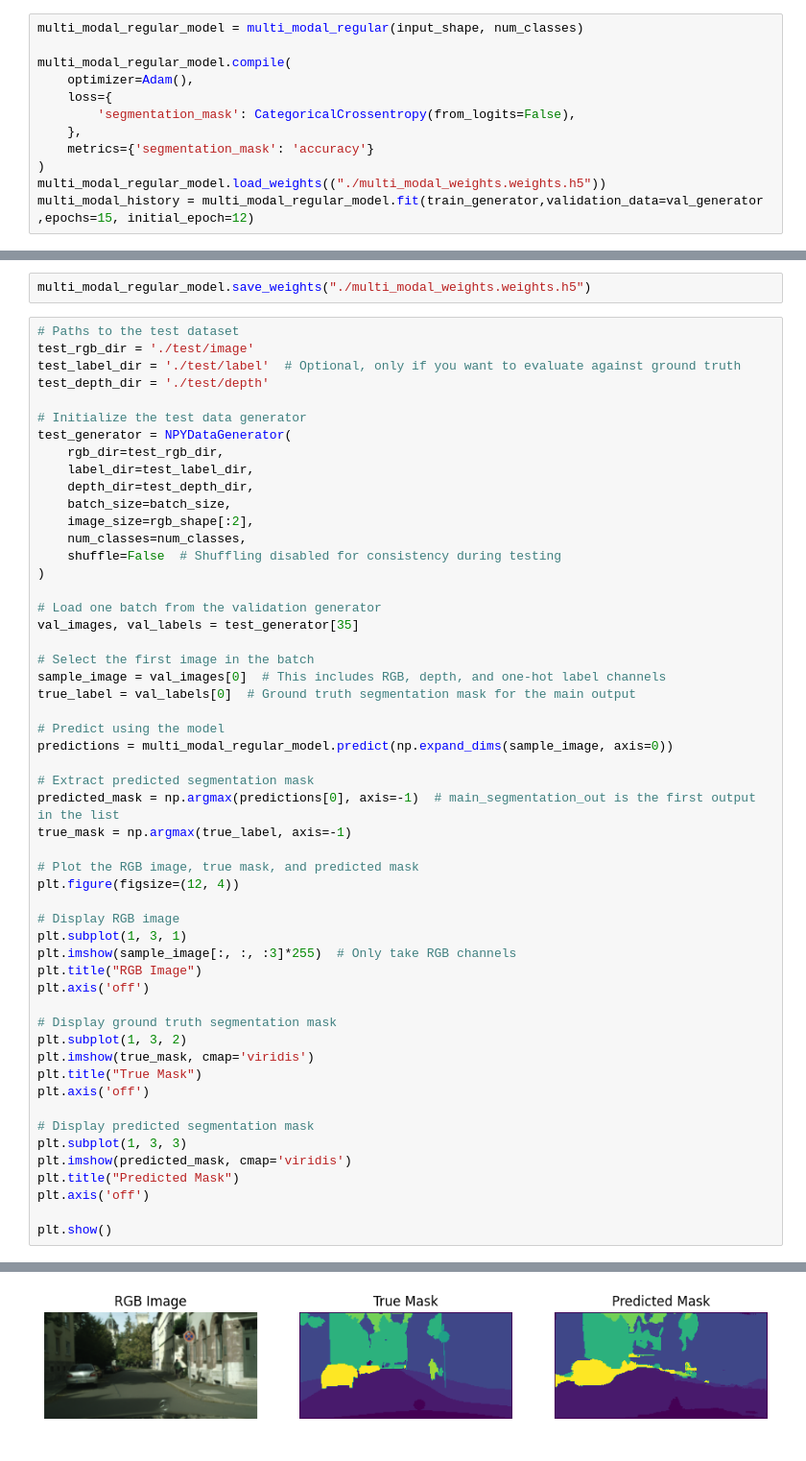
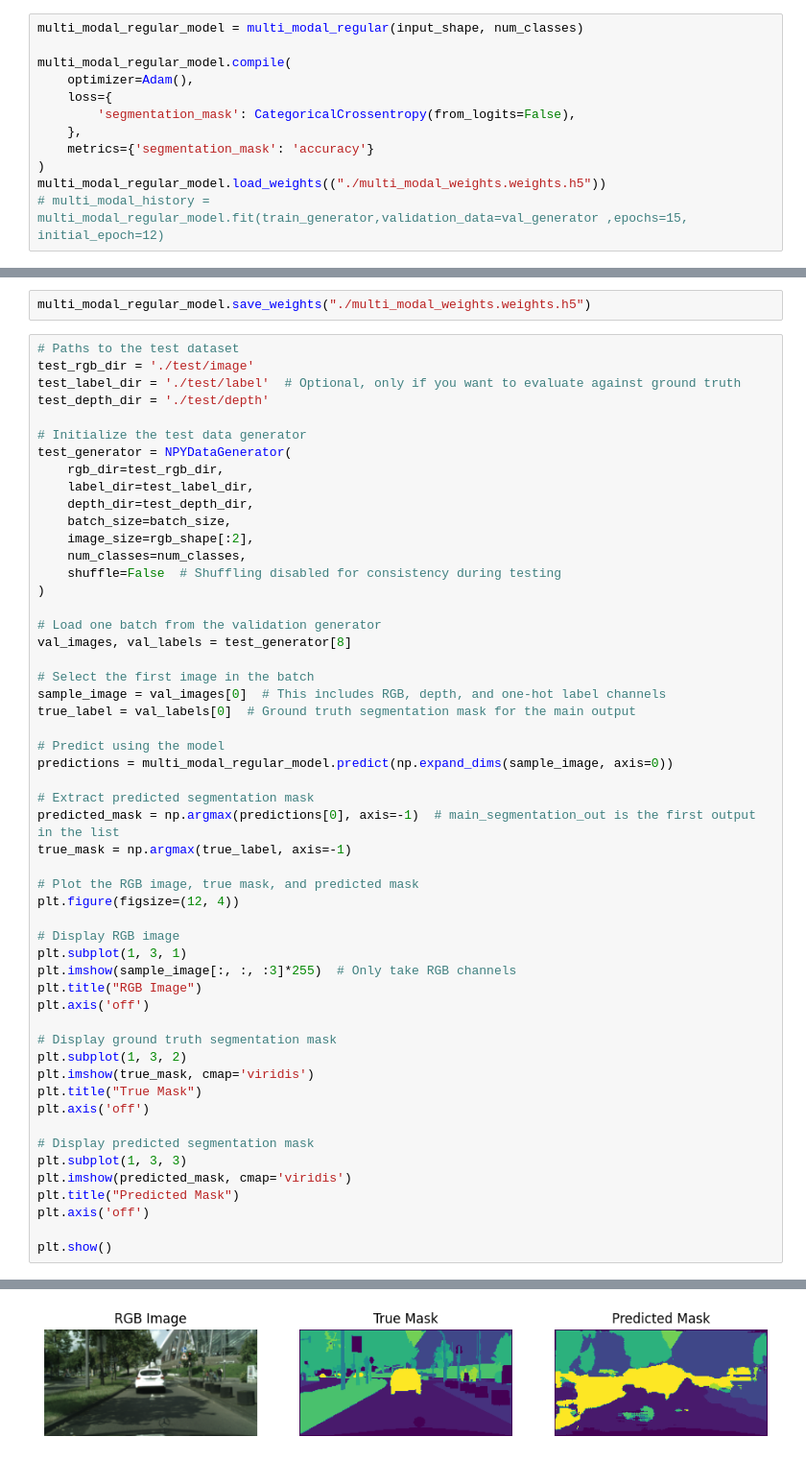
Before and after one commit to parthpatel05/IconSeg-Report, a Jupyter notebook: cityscapes/Regular_Multimodal.ipynb, the cells around one changed output, grey strips where cells are left out. Shown at 96% size. Saved outputs shown, nothing was run; the diff lists cells and outputs as text.

```diff
--- a/cityscapes/Regular_Multimodal.ipynb
+++ b/cityscapes/Regular_Multimodal.ipynb
@@ -153,5 +153,5 @@ multi_modal_regular_model.compile(
     metrics={'segmentation_mask': 'accuracy'}
 )
 multi_modal_regular_model.load_weights(("./multi_modal_weights.weights.h5"))
-multi_modal_history = multi_modal_regular_model.fit(train_generator,validation_data=val_generator ,epochs=15, initial_epoch=12)
+# multi_modal_history = multi_modal_regular_model.fit(train_generator,validation_data=val_generator ,epochs=15, initial_epoch=12)
 # %% [output]
@@ -185,7 +176,7 @@ test_generator = NPYDataGenerator(
 )
 
 # Load one batch from the validation generator
-val_images, val_labels = test_generator[35]
+val_images, val_labels = test_generator[8]
 
 # Select the first image in the batch
 sample_image = val_images[0]  # This includes RGB, depth, and one-hot label channels
@@ -225,4 +216,4 @@ plt.show()
-[figure, old version]
+[figure, new version]
 # %%
 mean_iou_metric = MeanIoU(num_classes=num_classes)
 all_true_masks = []
```
Also changed, not shown: parts of 4 cells of this notebook, 5 other files.
